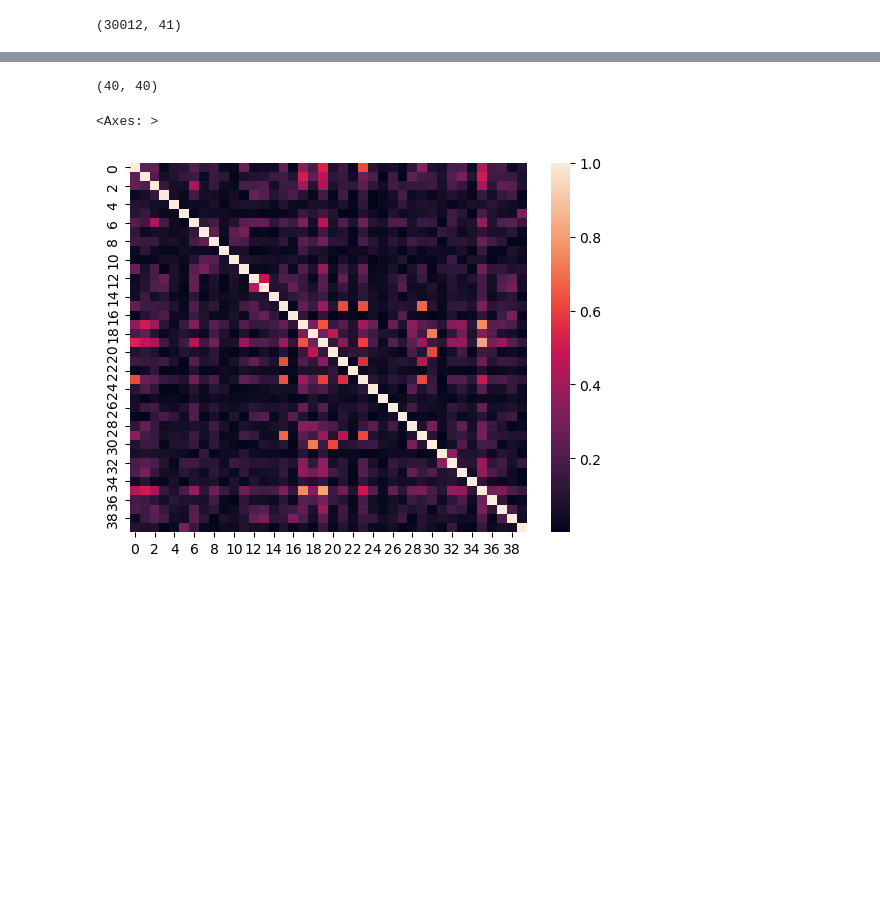
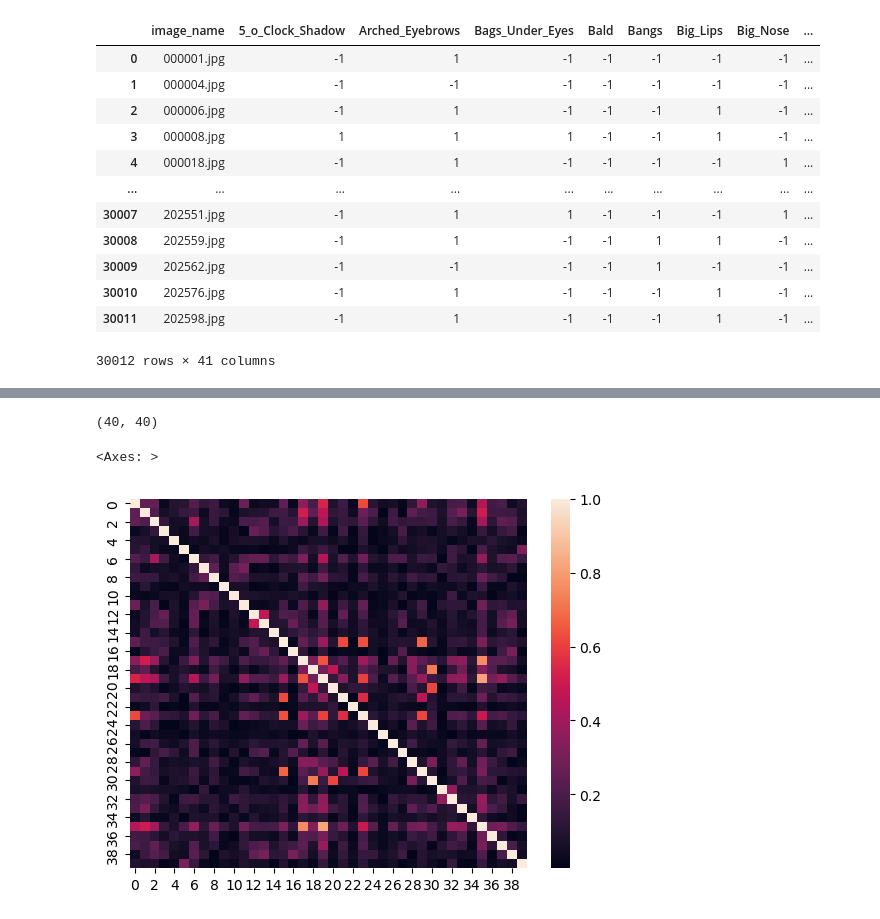
Before and after one commit to Pietro-Gavazzi/info-visualisation, a Jupyter notebook: data_explo.ipynb, the cells around one changed output, grey strips where cells are left out. Drawn from its saved outputs; the diff is of its cells as text; code cells hidden in the pictures; blank space fills up the shorter version.

```diff
--- a/data_explo.ipynb
+++ b/data_explo.ipynb
@@ -20,6 +20,18 @@ buffalo_s_label = buffalo_s.drop(embedding_names, axis=1)
 buffalo_l_embed = buffalo_l[embedding_names]
 buffalo_l_label = buffalo_l.drop(embedding_names, axis=1)
 # %%
-buffalo_l_label.shape
+buffalo_l_label
 # %% [output]
+|  | image_name | 5_o_Clock_Shadow | Arched_Eyebrows | Bags_Under_Eyes | Bald | Bangs | Big_Lips | Big_Nose | ... |
+| 0 | 000001.jpg | -1 | 1 | -1 | -1 | -1 | -1 | -1 | ... |
+| 1 | 000004.jpg | -1 | -1 | -1 | -1 | -1 | -1 | -1 | ... |
+| 2 | 000006.jpg | -1 | 1 | -1 | -1 | -1 | 1 | -1 | ... |
+| 3 | 000008.jpg | 1 | 1 | 1 | -1 | -1 | 1 | -1 | ... |
+| 4 | 000018.jpg | -1 | 1 | -1 | -1 | -1 | -1 | 1 | ... |
+| ... | ... | ... | ... | ... | ... | ... | ... | ... | ... |
+| 30007 | 202551.jpg | -1 | 1 | 1 | -1 | -1 | -1 | 1 | ... |
+| 30008 | 202559.jpg | -1 | 1 | -1 | -1 | 1 | 1 | -1 | ... |
+| 30009 | 202562.jpg | -1 | -1 | -1 | -1 | 1 | -1 | -1 | ... |
+| 30010 | 202576.jpg | -1 | 1 | -1 | -1 | -1 | 1 | -1 | ... |
+| 30011 | 202598.jpg | -1 | 1 | -1 | -1 | -1 | 1 | -1 | ... |
-(30012, 41)
+30012 rows × 41 columns
```
Also changed, not shown: parts of 2 cells of this notebook.
